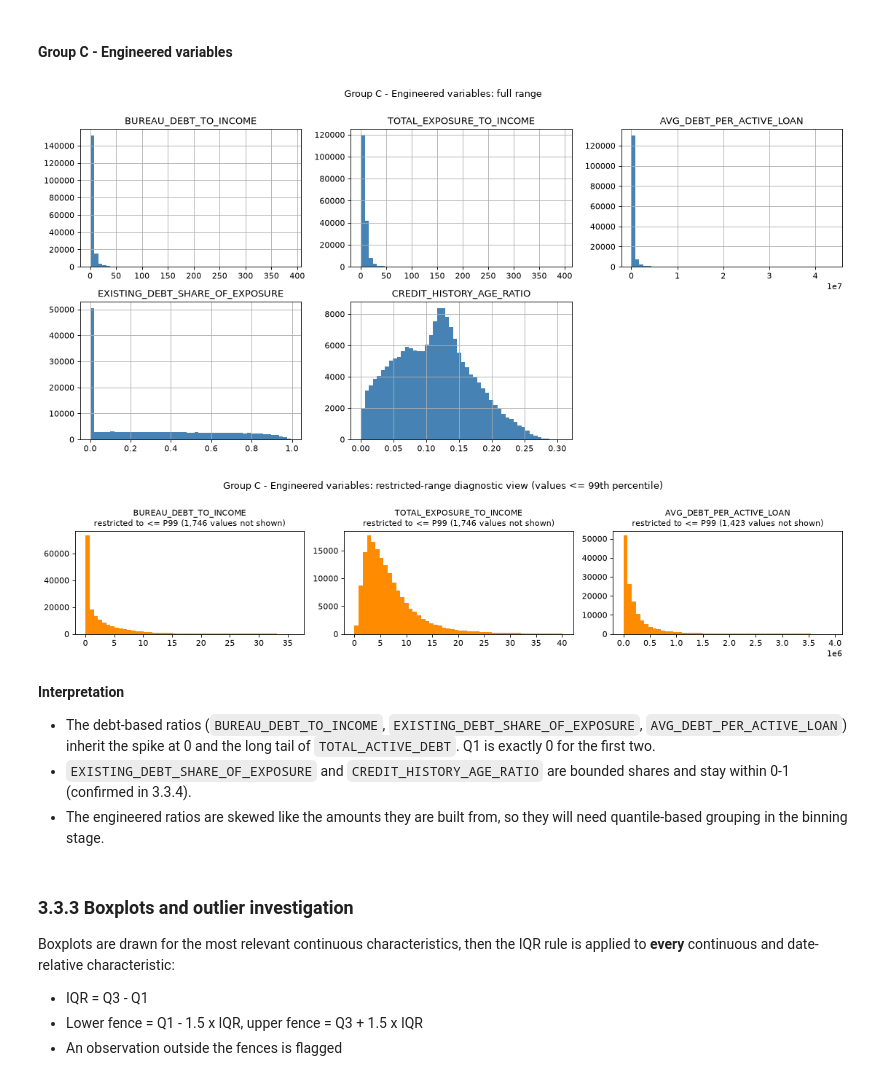
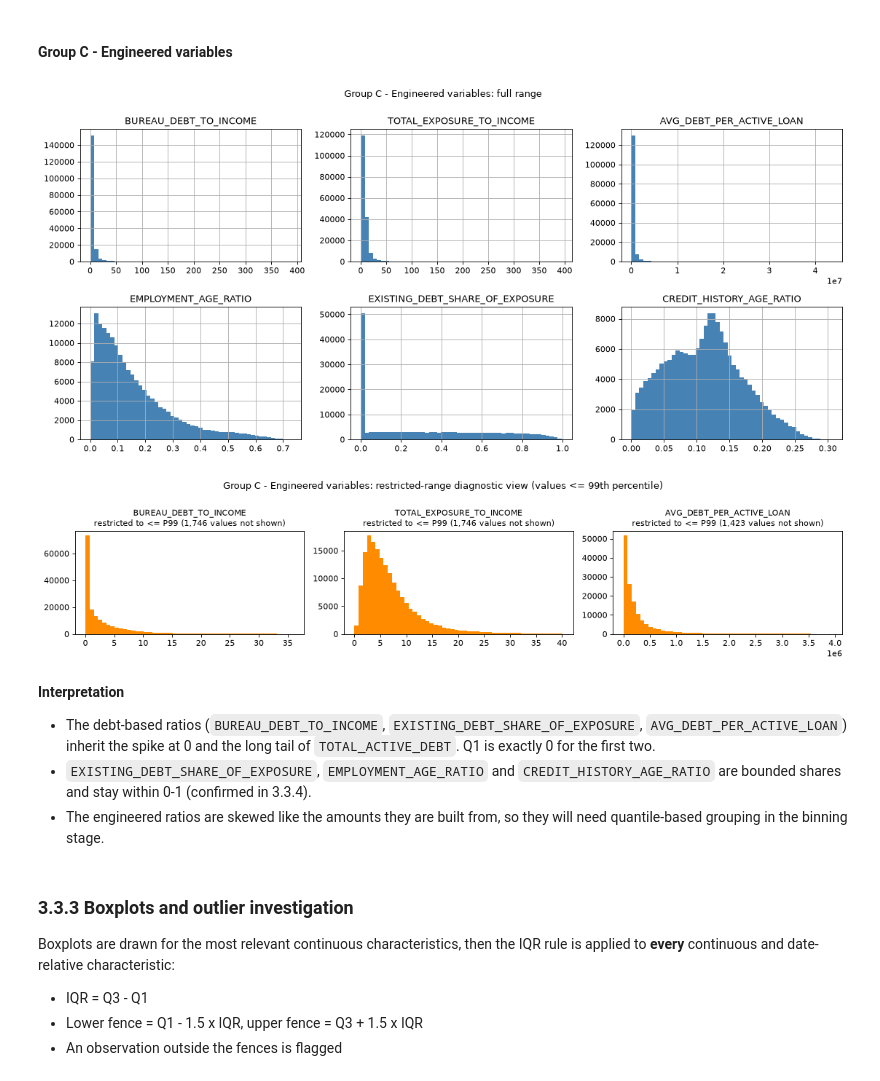
Before and after one commit to LeeLinWang/faproject, a Jupyter notebook: 03_EDA.ipynb, the cells around one changed output. Drawn from its saved outputs; the diff is of its cells as text; code cells hidden in the pictures.

Commit message:
Update EDA notebook

```diff
--- a/03_EDA.ipynb
+++ b/03_EDA.ipynb
@@ -166,7 +171,7 @@ bureau_cols = ['BUREAU_LOAN_COUNT', 'ACTIVE_LOAN_COUNT', 'ADVERSE_STATUS_COUNT',
                'MAX_REMAINING_DURATION', 'LAST_CREDIT_END_AGE', 'LATEST_BUREAU_UPDATE_AGE', 'ACTIVE_CONSUMER_CREDIT_COUNT',
                'ACTIVE_CREDIT_CARD_COUNT', 'MORTGAGE_COUNT', 'CAR_LOAN_COUNT', 'MICROLOAN_COUNT']
 new_app_features = ['AGE_YEARS', 'FLAG_DAYS_EMPLOYED_SPECIAL', 'EMPLOYMENT_YEARS', 'LOAN_TO_INCOME', 'ANNUITY_TO_INCOME',
-                    'CREDIT_TO_GOODS_RATIO', 'INCOME_PER_FAMILY_MEMBER']
+                    'CREDIT_TO_GOODS_RATIO', 'INCOME_PER_FAMILY_MEMBER', 'EMPLOYMENT_AGE_RATIO', 'CREDIT_TO_ANNUITY_RATIO']
 new_cross_features = ['HAS_BUREAU_HISTORY', 'BUREAU_DEBT_TO_INCOME', 'TOTAL_EXPOSURE_TO_INCOME', 'AVG_DEBT_PER_ACTIVE_LOAN',
                       'CREDIT_HISTORY_AGE_RATIO', 'ACTIVE_LOANS_PER_INCOME', 'EXISTING_DEBT_SHARE_OF_EXPOSURE']
 
@@ -218,10 +223,10 @@ def get_variable_type(col):
 
 income_cols = ['AMT_INCOME_TOTAL', 'AMT_ANNUITY', 'LOAN_TO_INCOME', 'ANNUITY_TO_INCOME', 'INCOME_PER_FAMILY_MEMBER',
                'BUREAU_DEBT_TO_INCOME', 'TOTAL_EXPOSURE_TO_INCOME', 'ACTIVE_LOANS_PER_INCOME']
-loan_cols = ['NAME_CONTRACT_TYPE', 'AMT_CREDIT', 'AMT_GOODS_PRICE', 'CREDIT_TO_GOODS_RATIO', 'NAME_TYPE_SUITE']
+loan_cols = ['NAME_CONTRACT_TYPE', 'AMT_CREDIT', 'AMT_GOODS_PRICE', 'CREDIT_TO_GOODS_RATIO', 'CREDIT_TO_ANNUITY_RATIO', 'NAME_TYPE_SUITE']
 demographic_cols = ['CODE_GENDER', 'CNT_CHILDREN', 'CNT_FAM_MEMBERS', 'NAME_INCOME_TYPE', 'NAME_EDUCATION_TYPE',
                     'NAME_FAMILY_STATUS', 'OCCUPATION_TYPE', 'ORGANIZATION_TYPE', 'DAYS_BIRTH', 'DAYS_EMPLOYED',
-                    'AGE_YEARS', 'EMPLOYMENT_YEARS', 'FLAG_DAYS_EMPLOYED_SPECIAL']
+                    'AGE_YEARS', 'EMPLOYMENT_YEARS', 'EMPLOYMENT_AGE_RATIO', 'FLAG_DAYS_EMPLOYED_SPECIAL']
 housing_cols = ['FLAG_OWN_REALTY', 'NAME_HOUSING_TYPE', 'FLAG_OWN_CAR', 'OWN_CAR_AGE'] + building_cols
 delinquency_cols = ['ADVERSE_STATUS_COUNT', 'MAX_DAYS_OVERDUE', 'OVERDUE_LOAN_COUNT', 'TOTAL_OVERDUE_AMOUNT',
                     'MAX_HIST_OVERDUE', 'TOTAL_PROLONGATIONS']
@@ -263,7 +268,7 @@ inventory = pd.DataFrame({
     'Unique values': df.nunique().values,
 }, index=pd.Index(df.columns, name='Characteristic'))
 inventory['Dictionary description'] = [app_descriptions.get(c, '') if get_source(c) == 'Original Application Data' or c in id_target_cols
-                                       else 'See 01 / 03 notebook feature dictionary' for c in df.columns]
+                                       else 'See 01 / 02 notebook feature dictionary' for c in df.columns]
 inventory.loc['TARGET', 'Variable classification'] = 'Binary flag (target)'
 inventory
 # %% [output]
@@ -828,17 +849,17 @@ plot_hist_group(group_b, 'Group B - Bureau variables')
 # %% [markdown]
 #### Group C - Engineered variables
 # %%
-group_c = ['BUREAU_DEBT_TO_INCOME', 'TOTAL_EXPOSURE_TO_INCOME', 'AVG_DEBT_PER_ACTIVE_LOAN',
+group_c = ['BUREAU_DEBT_TO_INCOME', 'TOTAL_EXPOSURE_TO_INCOME', 'AVG_DEBT_PER_ACTIVE_LOAN', 'EMPLOYMENT_AGE_RATIO',
            'EXISTING_DEBT_SHARE_OF_EXPOSURE', 'CREDIT_HISTORY_AGE_RATIO']
 plot_hist_group(group_c, 'Group C - Engineered variables')
 # %% [output]
-[figure, old version]
+[figure, new version]
 [figure]
 # %% [markdown]
 **Interpretation**
 
 - The debt-based ratios (`BUREAU_DEBT_TO_INCOME`, `EXISTING_DEBT_SHARE_OF_EXPOSURE`, `AVG_DEBT_PER_ACTIVE_LOAN`) inherit the spike at 0 and the long tail of `TOTAL_ACTIVE_DEBT`. Q1 is exactly 0 for the first two.
-- `EXISTING_DEBT_SHARE_OF_EXPOSURE` and `CREDIT_HISTORY_AGE_RATIO` are bounded shares and stay within 0-1 (confirmed in 3.3.4).
+- `EXISTING_DEBT_SHARE_OF_EXPOSURE`, `EMPLOYMENT_AGE_RATIO` and `CREDIT_HISTORY_AGE_RATIO` are bounded shares and stay within 0-1 (confirmed in 3.3.4).
 - The engineered ratios are skewed like the amounts they are built from, so they will need quantile-based grouping in the binning stage.
 # %% [markdown]
 ### 3.3.3 Boxplots and outlier investigation
```
Also changed, not shown: parts of 80 cells of this notebook.
